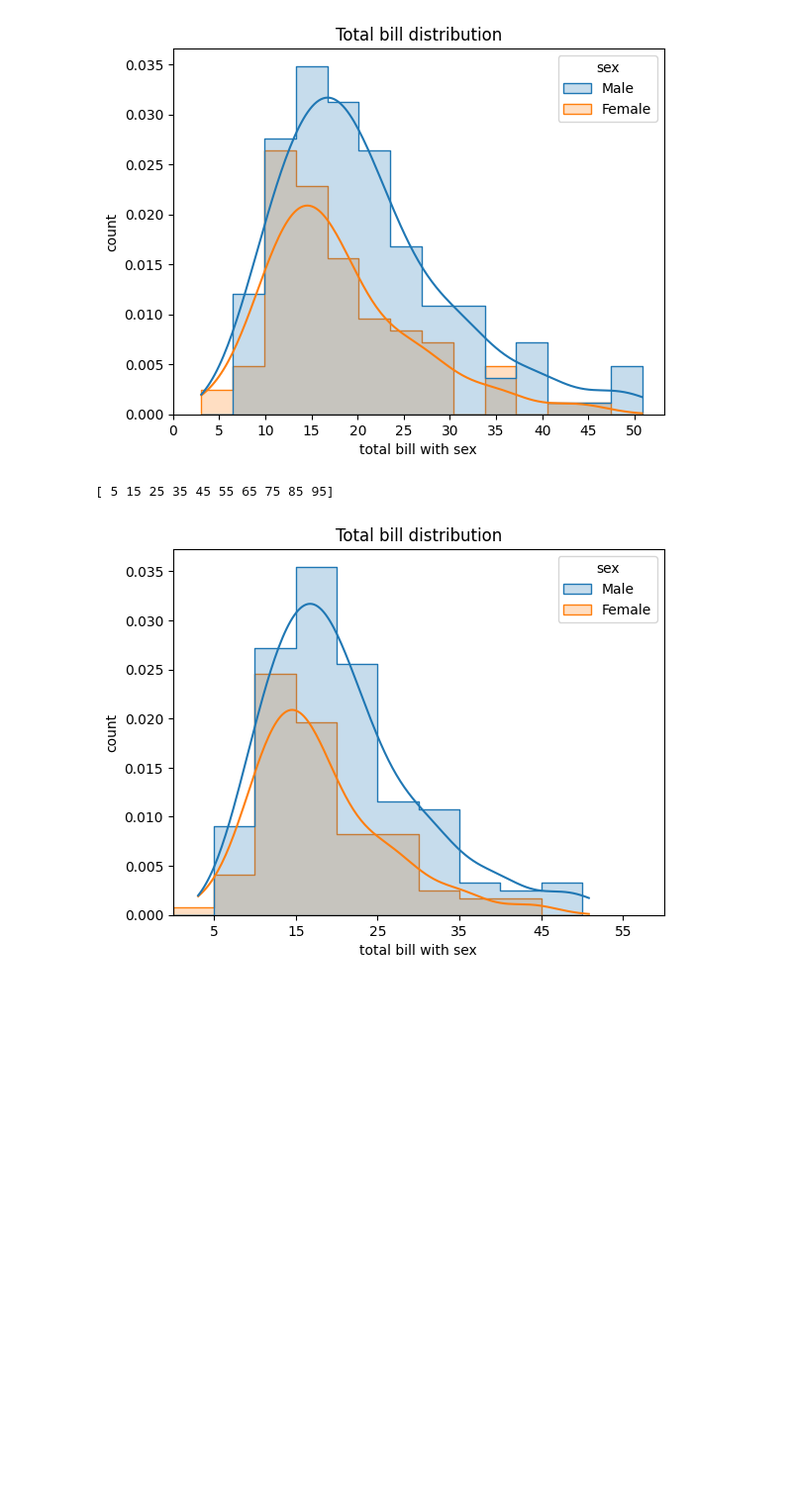
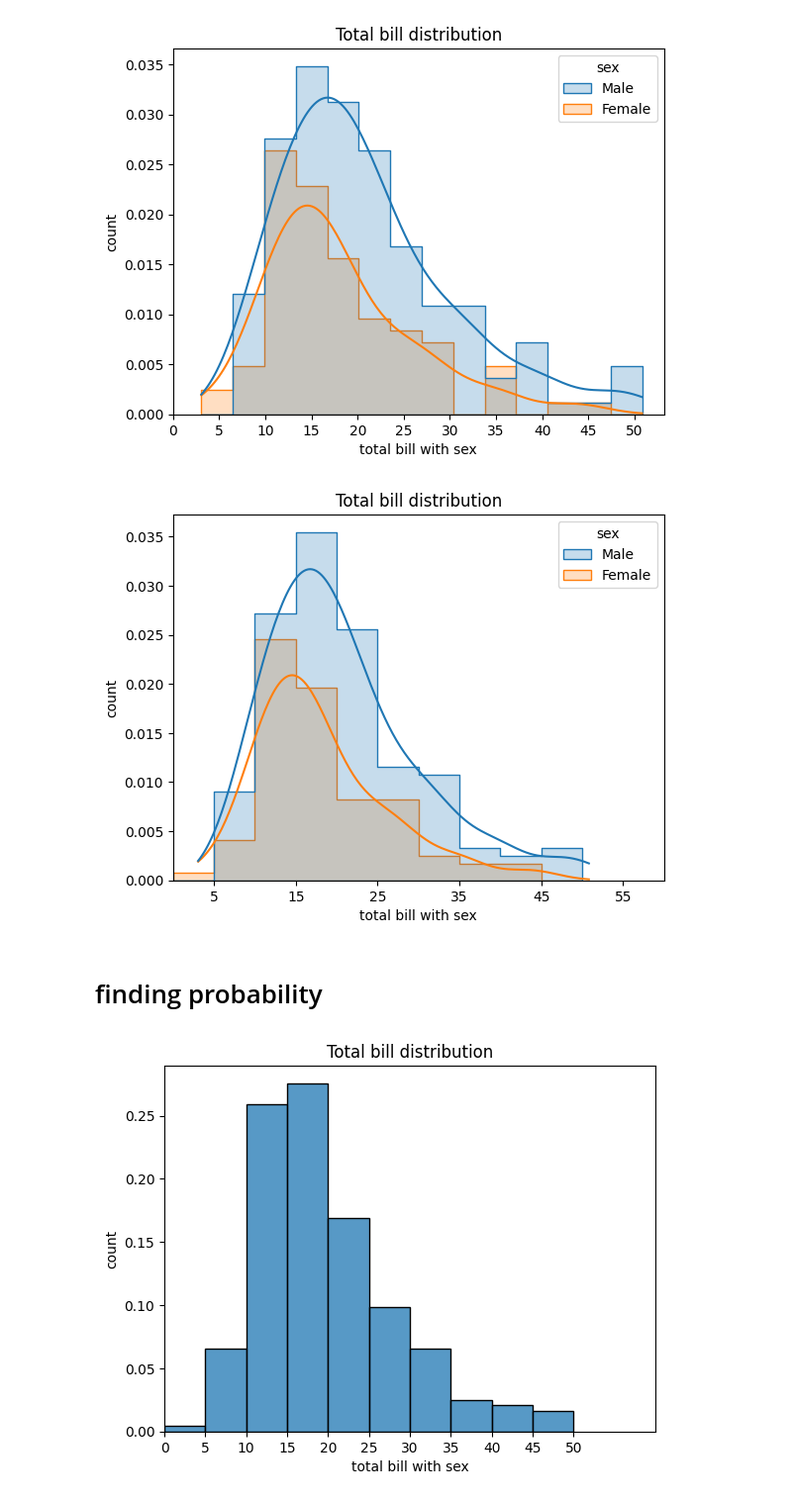
Before and after one commit to KaoswerAhamedsojeeb/Seaborn-Program, a Jupyter notebook: Histogram.ipynb, the cells around one changed output. Shown: that part at 99% size. Drawn from its saved outputs; the diff is of its cells as text; code cells hidden in the pictures; blank space fills up the shorter version.

```diff
--- a/Histogram.ipynb
+++ b/Histogram.ipynb
@@ -49,7 +49,7 @@ plt.show()
 # %%
 bin_edges = np.arange(0,55,5)
 bin_center = (bin_edges[:-1] + bin_edges[1:])
-print(bin_center)
+#print(bin_center)
 
 sns.histplot(data=tips,x="total_bill",hue="sex",element="step",stat="density",kde="true",bins=bin_edges)
 plt.xticks(bin_center)
@@ -59,5 +59,18 @@ plt.xlabel("total bill with sex")
 plt.ylabel("count")
 plt.show()
 # %% [output]
-[ 5 15 25 35 45 55 65 75 85 95]
 [figure]
+# %% [markdown]
+# finding probability
+# %%
+bin_edges = np.arange(0,55,5)
+
+sns.histplot(data=tips,x="total_bill",stat="probability",bins=bin_edges)
+plt.xticks(bin_edges)
+plt.xlim(0,60)
+plt.title("Total bill distribution")
+plt.xlabel("total bill with sex")
+plt.ylabel("count")
+plt.show()
+# %% [output]
+[figure, added]
```
